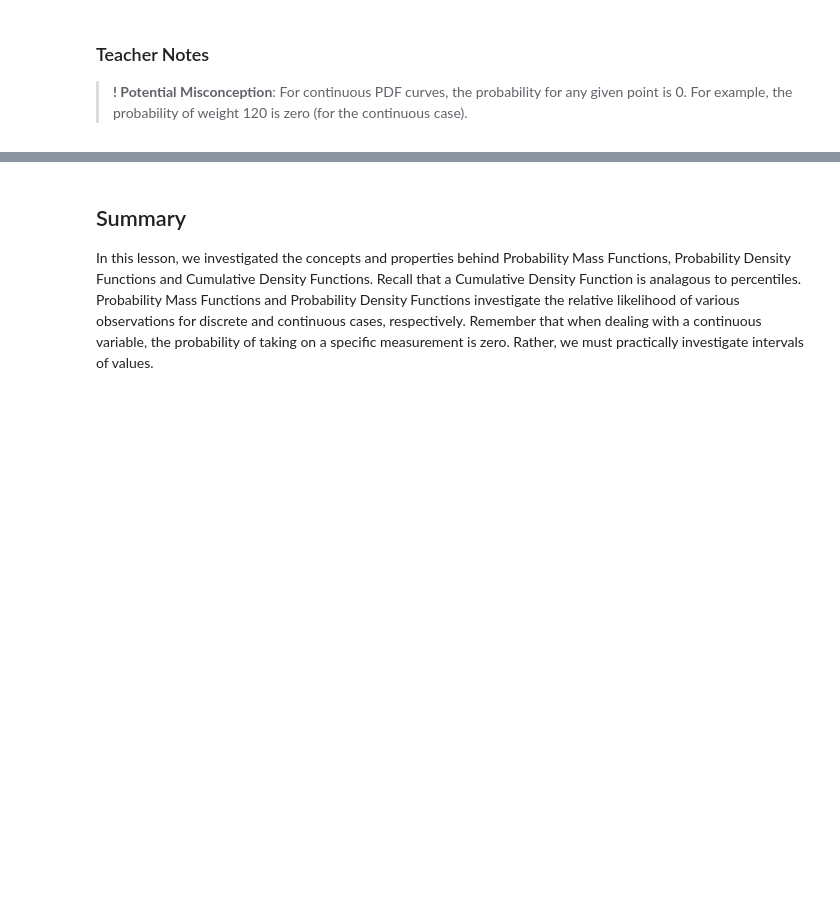
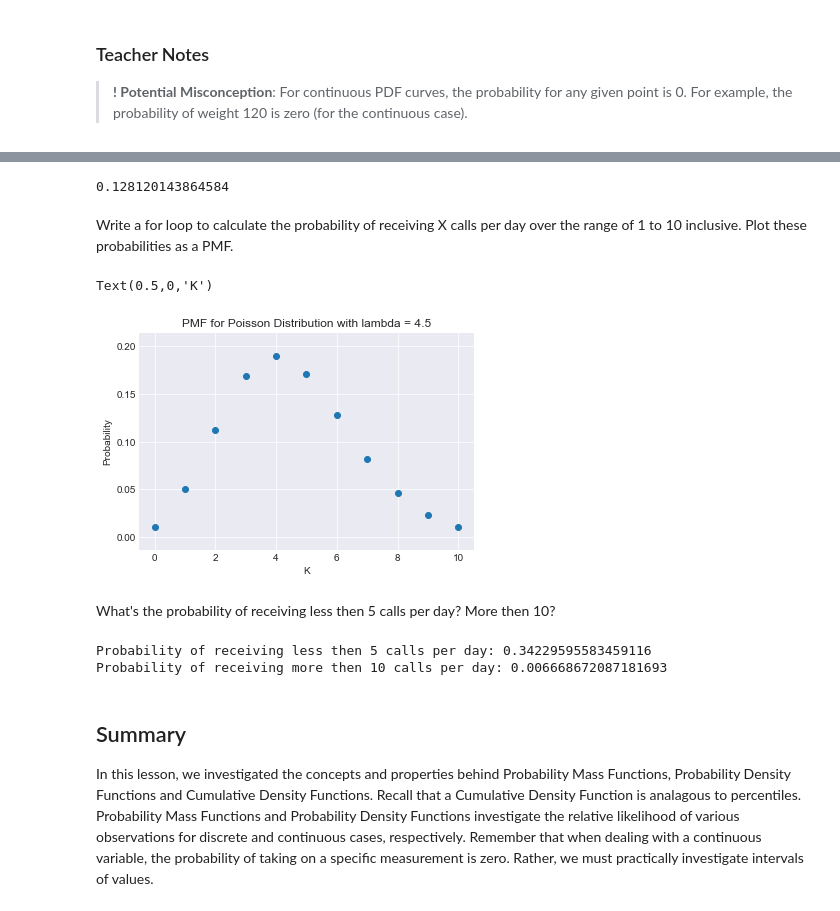
Before and after one commit to learn-co-curriculum/dsc-lp-STATISTICS-pmf-pdf-cdf, a Jupyter notebook: PMF-PDF-CDF-Teacher-Version.ipynb, the cells around one changed output, grey strips where cells are left out. Drawn from its saved outputs; the diff is of its cells as text; code cells hidden in the pictures; blank space fills up the shorter version.

```diff
--- a/PMF-PDF-CDF-Teacher-Version.ipynb
+++ b/PMF-PDF-CDF-Teacher-Version.ipynb
@@ -132,3 +140,31 @@ Probability Mass Functions, are similar to Probability Density Functions but dea
+# %%
+import numpy as np
+import math
+(4.5**6*np.e**-4.5)/math.factorial(6)
+# %% [output]
+0.128120143864584
+# %% [markdown]
+Write a for loop to calculate the probability of receiving X calls per day over the range of 1 to 10 inclusive. Plot these probabilities as a PMF.
+# %%
+probs = []
+for i in range(11):
+    p = (4.5**i*np.e**-4.5)/math.factorial(i)
+    probs.append(p)
+plt.scatter(list(range(11)), probs)
+plt.title("PMF for Poisson Distribution with lambda = 4.5")
+plt.ylabel("Probability")
+plt.xlabel("K")
+# %% [output]
+Text(0.5,0,'K')
+[figure, added]
+# %% [markdown]
+What's the probability of receiving less then 5 calls per day? More then 10?
+# %%
+print("Probability of receiving less then 5 calls per day:", sum(probs[:4]))
+print("Probability of receiving more then 10 calls per day:", 1-sum(probs))
+# %% [output]
+Probability of receiving less then 5 calls per day: 0.34229595583459116
+Probability of receiving more then 10 calls per day: 0.006668672087181693
 # %% [markdown]
 ## Summary
 
```
Also changed, not shown: parts of 3 cells of this notebook, 2 other files.
